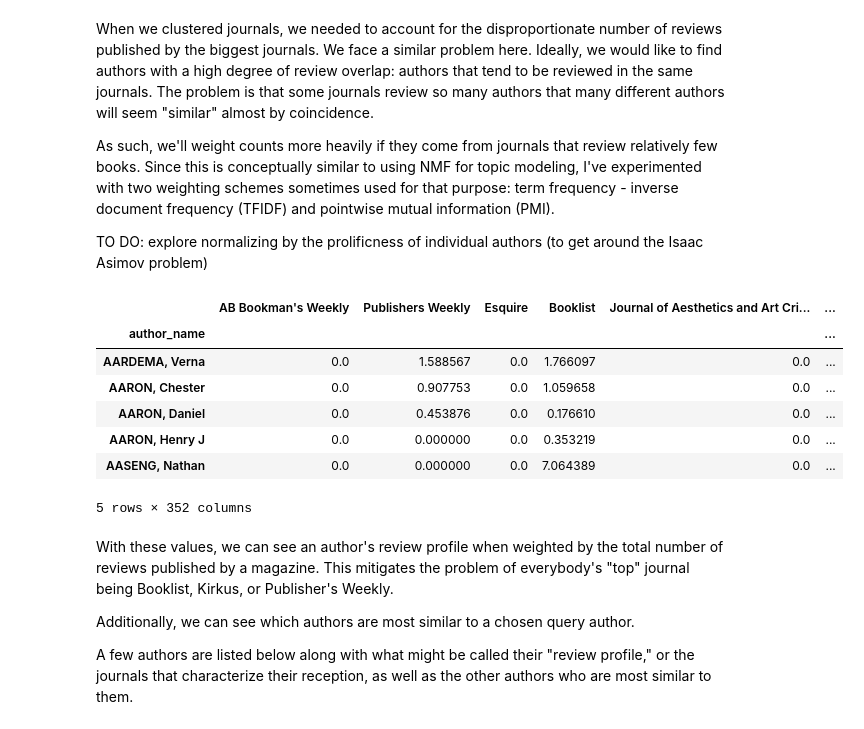
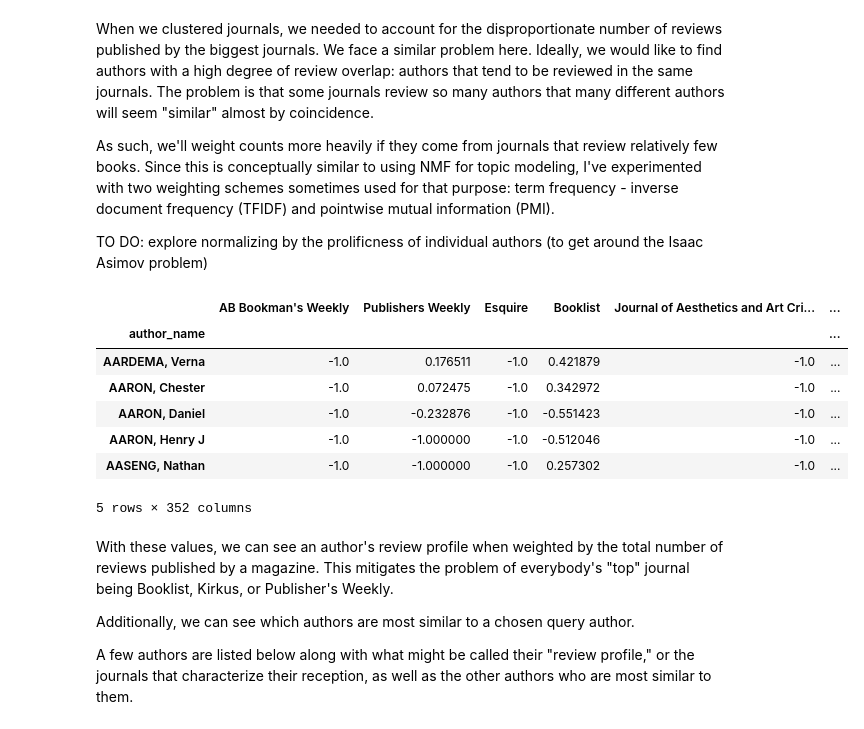
Before and after one commit to jordanpruett/book-review-index, a Jupyter notebook: notebooks/03_author_similarity.ipynb, the cells around one changed output. Drawn from its saved outputs; the diff is of its cells as text; code cells hidden in the pictures.

Commit message:
adds PMI weighting option to author similarity notebook

```diff
--- a/notebooks/03_author_similarity.ipynb
+++ b/notebooks/03_author_similarity.ipynb
@@ -48,5 +48,6 @@ auth_min = 20
 journal_min = 25
 df = df[df.sum(axis=1) >= auth_min]
 df = df[df.columns[df.sum() >= journal_min]]
+author_total_books = author_total_books[df.index]
 df.shape
 # %% [output]
@@ -57,25 +58,40 @@ When we clustered journals, we needed to account for the disproportionate number
 As such, we'll weight counts more heavily if they come from journals that review relatively few books. Since this is conceptually similar to using NMF for topic modeling, I've experimented with two weighting schemes sometimes used for that purpose: term frequency - inverse document frequency (TFIDF) and pointwise mutual information (PMI).
 
 TO DO: explore normalizing by the prolificness of individual authors (to get around the Isaac Asimov problem)
-# %%
-weighting_scheme = 'TFIDF'
-
-if weighting_scheme == 'TFIDF':
-    docs = df.shape[0]
-    idfs = [math.log(docs / np.where(df[col] == 0, 0, 1).sum()) for col in df.columns]
-    weighted = df * idfs
-elif weighting_scheme == 'PMI': # TO DO
-    pass
-weighted.head()
-# %% [output]
-|  | AB Bookman's Weekly | Publishers Weekly | Esquire | Booklist | Journal of Aesthetics and Art Cri... | ... |
-| author_name |  |  |  |  |  | ... |
-| AARDEMA, Verna | 0.0 | 1.588567 | 0.0 | 1.766097 | 0.0 | ... |
-| AARON, Chester | 0.0 | 0.907753 | 0.0 | 1.059658 | 0.0 | ... |
-| AARON, Daniel | 0.0 | 0.453876 | 0.0 | 0.176610 | 0.0 | ... |
-| AARON, Henry J | 0.0 | 0.000000 | 0.0 | 0.353219 | 0.0 | ... |
-| AASENG, Nathan | 0.0 | 0.000000 | 0.0 | 7.064389 | 0.0 | ... |
-5 rows × 352 columns
+# %%
+weighting_scheme = 'PMI'
+
+if weighting_scheme == 'Z':
+    from sklearn.preprocessing import StandardScaler
+    scaler = StandardScaler()
+    weighted = scaler.fit_transform(df)
+    weighted = pd.DataFrame(weighted, index=df.index, columns=df.columns)
+elif weighting_scheme == 'TFIDF':
+    docs = df.shape[0]
+    idfs = [math.log(docs / np.where(df[col] == 0, 0, 1).sum()) for col in df.columns]
+    weighted = df * idfs
+elif weighting_scheme == 'PMI':
+
+    p_joint = df / df.sum().sum() # P(author, journal)
+    p_j = df.sum() / df.sum().sum() # P(journal)
+    p_a = author_total_books / author_total_books.sum() # P(author)
+    p_independent = p_a.apply(lambda a: a * p_j) # P(author) * P(journal)
+    weighted = (p_joint / p_independent) + 1 # PMI, then add 1 to allow us to take the log
+    weighted = pd.DataFrame(np.ma.log(weighted.values).filled(0), # take the log, then subtract back that 1
+                            index=weighted.index,
+                            columns=weighted.columns) - 1
+
+
+weighted.head()
+# %% [output]
+|  | AB Bookman's Weekly | Publishers Weekly | Esquire | Booklist | Journal of Aesthetics and Art Cri... | ... |
+| author_name |  |  |  |  |  | ... |
+| AARDEMA, Verna | -1.0 | 0.176511 | -1.0 | 0.421879 | -1.0 | ... |
+| AARON, Chester | -1.0 | 0.072475 | -1.0 | 0.342972 | -1.0 | ... |
+| AARON, Daniel | -1.0 | -0.232876 | -1.0 | -0.551423 | -1.0 | ... |
+| AARON, Henry J | -1.0 | -1.000000 | -1.0 | -0.512046 | -1.0 | ... |
+| AASENG, Nathan | -1.0 | -1.000000 | -1.0 | 0.257302 | -1.0 | ... |
+5 rows × 352 columns
 # %% [markdown]
 With these values, we can see an author's review profile when weighted by the total number of reviews published by a magazine. This mitigates the problem of everybody's "top" journal being Booklist, Kirkus, or Publisher's Weekly.
 
```
Also changed, not shown: parts of 9 cells of this notebook.
